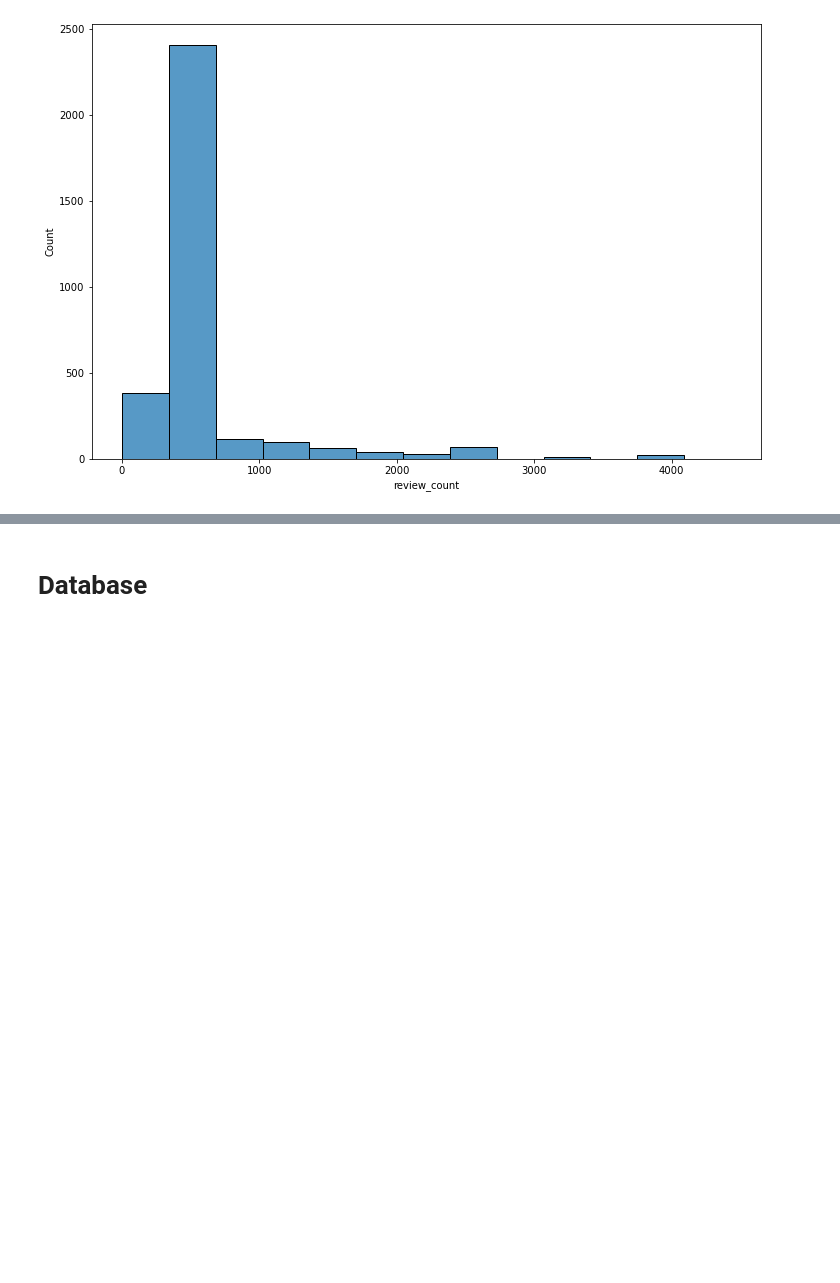
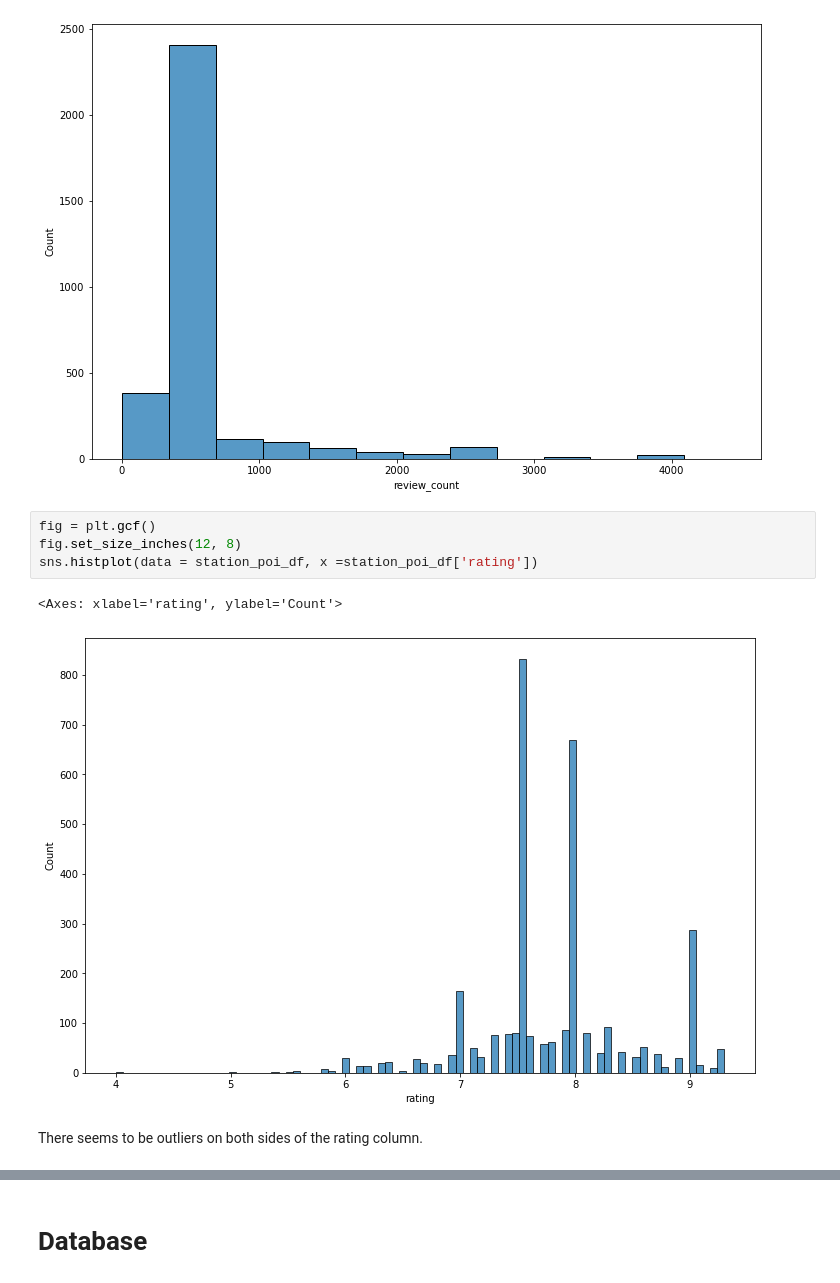
Before and after one commit to Kanustu/CityBikes-Statistical-Modeling, a Jupyter notebook: notebooks/joining_data.ipynb, the cells around one changed output, grey strips where cells are left out. Drawn from its saved outputs; the diff is of its cells as text; blank space fills up the shorter version.

Commit message:
more visuals

```diff
--- a/notebooks/joining_data.ipynb
+++ b/notebooks/joining_data.ipynb
@@ -163,3 +148,12 @@ sns.histplot(data = station_poi_df, x =station_poi_df['review_count'])
 # %% [output]
 <Axes: xlabel='review_count', ylabel='Count'>
 [figure]
+# %%
+fig = plt.gcf()
+fig.set_size_inches(12, 8)
+sns.histplot(data = station_poi_df, x =station_poi_df['rating'])
+# %% [output]
+<Axes: xlabel='rating', ylabel='Count'>
+[figure, added]
+# %% [markdown]
+There seems to be outliers on both sides of the rating column.
```
Also changed, not shown: parts of 7 cells of this notebook.
